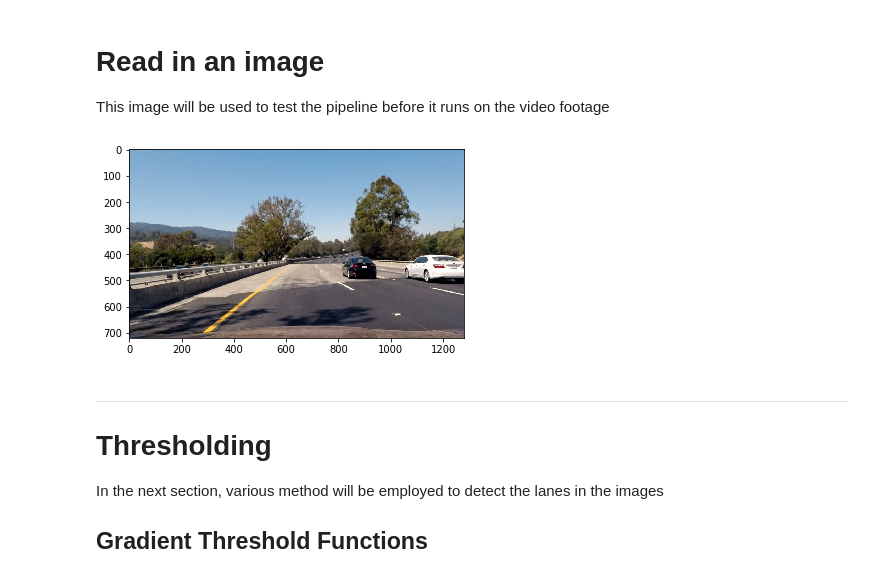
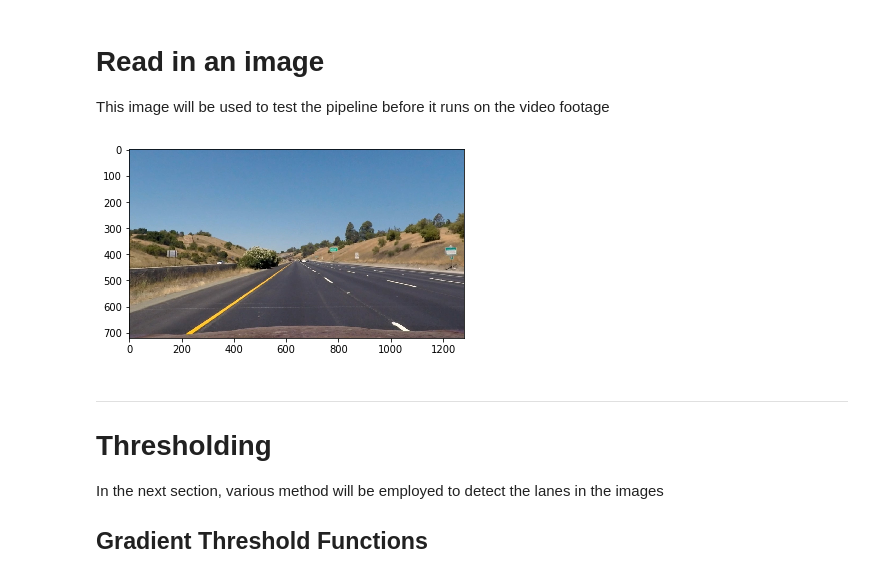
Before and after one commit to nick-thumiger/-Self-Driving-Car-Advanced-Lane-Finding, a Jupyter notebook: LaneFinding.ipynb, the cells around one changed output. Saved outputs shown, nothing was run; the diff lists cells and outputs as text; code cells hidden in the pictures.

```diff
--- a/LaneFinding.ipynb
+++ b/LaneFinding.ipynb
@@ -59,13 +59,13 @@ mtx, dist = get_calibrate_parameters(9,6)
 This image will be used to test the pipeline before it runs on the video footage
 # %%
 #reading in an image
-image = plt.imread('input_test_images/test4.jpg')
+image = plt.imread('input_test_images/straight_lines1.jpg')
 image = cv2.undistort(image, mtx, dist, None, mtx)
 
 #printing out the image
 void = plt.imshow(image)
 # %% [output]
-[figure, old version]
+[figure, new version]
 # %% [markdown]
 ---
 # Thresholding
```
Also changed, not shown: parts of 4 cells of this notebook, 4 other files.
